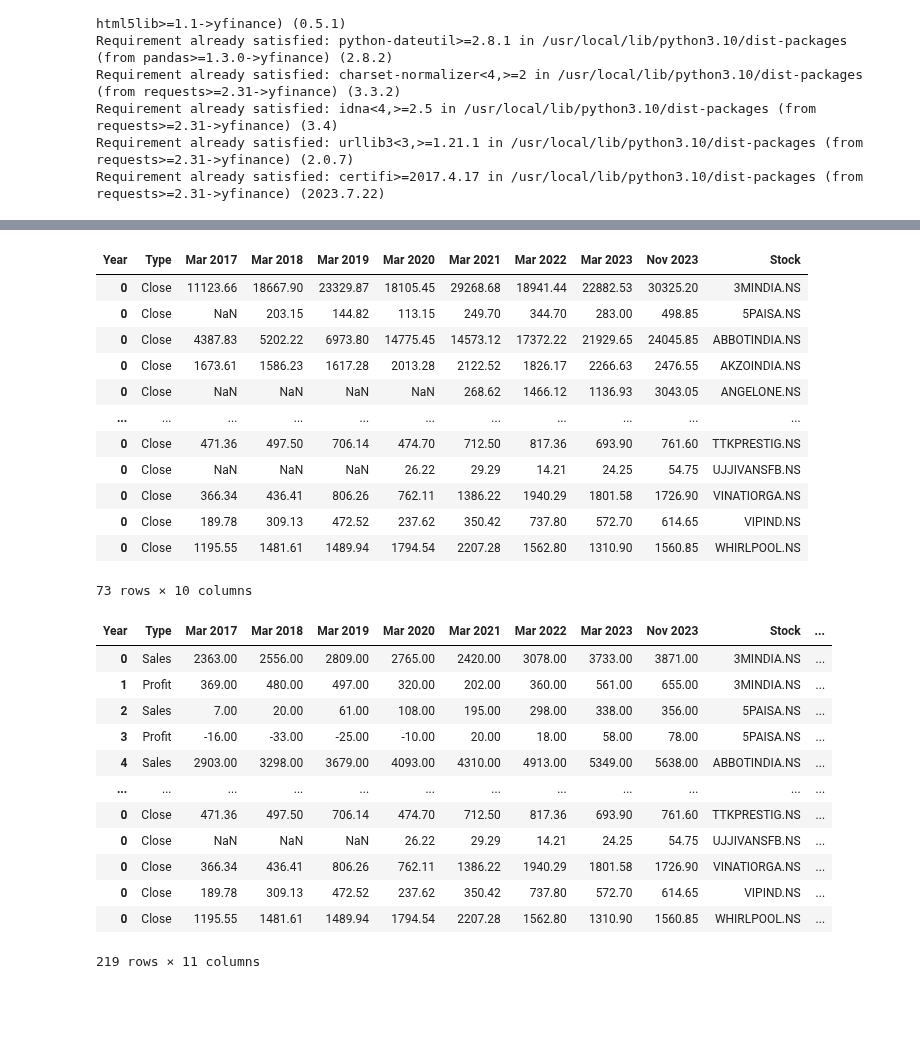
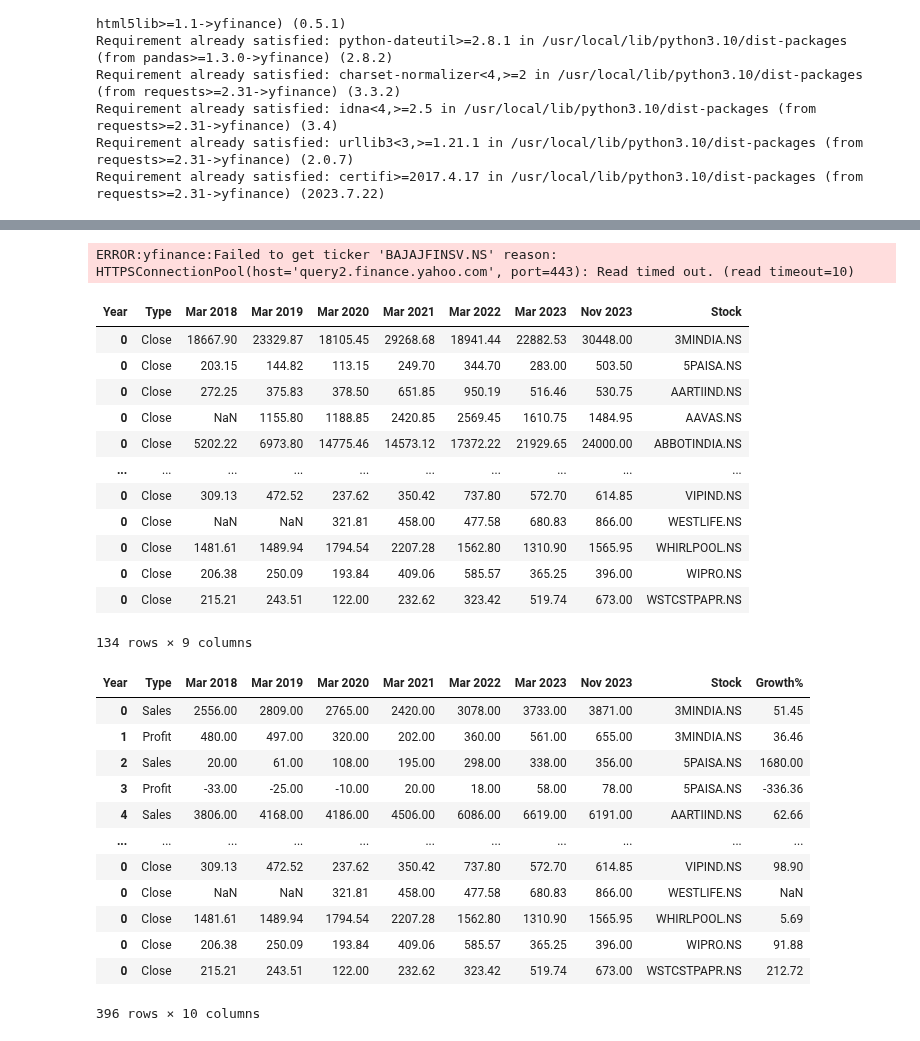
Before and after one commit to ankit-rathi/Quantvesting_v1, a Jupyter notebook: myProspects_Valuation_Gap_Analysis.ipynb, the cells around one changed output, grey strips where cells are left out. Saved outputs shown, nothing was run; the diff lists cells and outputs as text; code cells hidden in the pictures; blank space fills up the shorter version.

```diff
--- a/myProspects_Valuation_Gap_Analysis.ipynb
+++ b/myProspects_Valuation_Gap_Analysis.ipynb
@@ -40,11 +40,11 @@ path_mypf = 'https://raw.githubusercontent.com/ankit-rathi/Data-Science-with-Pyt
 mypf = pd.read_csv(path_mypf + 'myProspectsScrips.csv')
 
 #mypf = mypf[(mypf['Criteria'] == 'V40') | (mypf['Criteria'] == 'V40N')]
-mypf = mypf[mypf['Criteria'].isin(['V40','V40N'])]
+mypf = mypf[mypf['Criteria'].isin(['V40','V40N','VR','AR', 'V200'])]
 
 stock_n100 = mypf['Symbol'].unique()
 
-exclude = ['ACC','AMBUJACEM','CADILAHC','PGHH','SIEMENS', 'GILLETTE', 'NESTLEIND', 'SANOFI']
+exclude = ['ACC','AMBUJACEM','CADILAHC','PGHH','SIEMENS', 'GILLETTE', 'NESTLEIND', 'SANOFI', 'AMARAJABAT', 'SCHAEFFLER ']
 
 stock_n100 = mypf[~mypf['Symbol'].isin(exclude) ]['Symbol']
 
@@ -65,12 +65,12 @@ df_latest_analysis = pd.DataFrame()
 for stock_name in stock_ids:
 
 
-    print(stock_name)
+    #print(stock_name)
 
     link_blueprint = "https://www.screener.in/company/"
 
     stock_list = ['3MINDIA', 'AUBANK', 'COLPAL', 'GLAND', 'LUXIND', 'WHIRLPOOL' , 'IEX', 'ROSSARI', 'VALIANTORG', 'VINATIORGA', 'TATAELXSI',
-                  'AMARAJABAT', 'EQUITAS']
+                  'AMARAJABAT', 'EQUITAS', 'AAVAS', 'CAMS', 'DREAMFOLKS', 'LICI']
 
     if stock_name in stock_list:
         actual_link = link_blueprint + stock_name.upper()
@@ -110,9 +110,9 @@ for stock_name in stock_ids:
 
         df_yoy = pd.DataFrame()
         #print(test_list)
-        s = test_list.index(end_year) +1 - test_list.index('Mar 2017')
+        s = test_list.index(end_year) +1 - test_list.index('Mar 2018')
 
-        df_yoy['Year'] = test_list[test_list.index('Mar 2017'):test_list.index(end_year)+1]
+        df_yoy['Year'] = test_list[test_list.index('Mar 2018'):test_list.index(end_year)+1]
         df_yoy['Sales'] = test_list[test_list.index('Expenses\xa0+')-s:test_list.index('Expenses\xa0+')]
         df_yoy['Profit'] = test_list[test_list.index('Tax %')-s:test_list.index('Tax %')]
 
@@ -126,6 +126,6 @@ df_latest_analysis.index.names = ['Type']
 df_latest_analysis.reset_index(inplace=True)
 df_latest_analysis.rename(columns={'TTM': 'Nov 2023'}, inplace=True)
 #df_latest_analysis.drop('TTM', axis=1, inplace=True)
-cols = [ 'Mar 2017','Mar 2018', 'Mar 2019', 'Mar 2020', 'Mar 2021', 'Mar 2022', 'Mar 2023', 'Nov 2023']
+cols = [ 'Mar 2018', 'Mar 2019', 'Mar 2020', 'Mar 2021', 'Mar 2022', 'Mar 2023', 'Nov 2023']
 for col in cols:
     df_latest_analysis[col] = df_latest_analysis[col].str.replace(',', '').astype(float)
@@ -166,7 +148,7 @@ for stock_name in stock_ids:
   moving_avg = 'SMA'
 
   # import the closing price data of the stock for the aforementioned period of time in Pandas dataframe
-  stock_df = yfin.Ticker(stock_symbol).history(period='7y', interval='1mo')[map(str.title, ['open', 'close', 'low', 'high', 'volume'])]
+  stock_df = yfin.Ticker(stock_symbol).history(period='6y', interval='1mo')[map(str.title, ['open', 'close', 'low', 'high', 'volume'])]
   stock_df['200_SMA'] = round(stock_df['Close'].rolling(window = 200, min_periods = 1).mean(),0)
   stock_df['Dev%_200'] = round((stock_df['Close'] - stock_df['200_SMA'])*100/stock_df['200_SMA'],2)
   stock_df.dropna(axis = 0, inplace = True) # remove any null rows
@@ -189,38 +171,39 @@ for stock_name in stock_ids:
 
 stock_df_final
 # %% [output]
+ERROR:yfinance:Failed to get ticker 'BAJAJFINSV.NS' reason: HTTPSConnectionPool(host='query2.finance.yahoo.com', port=443): Read timed out. (read timeout=10)
-| Year | Type | Mar 2017 | Mar 2018 | Mar 2019 | Mar 2020 | Mar 2021 | Mar 2022 | Mar 2023 | Nov 2023 | Stock |
-| 0 | Close | 11123.66 | 18667.90 | 23329.87 | 18105.45 | 29268.68 | 18941.44 | 22882.53 | 30325.20 | 3MINDIA.NS |
-| 0 | Close | NaN | 203.15 | 144.82 | 113.15 | 249.70 | 344.70 | 283.00 | 498.85 | 5PAISA.NS |
-| 0 | Close | 4387.83 | 5202.22 | 6973.80 | 14775.45 | 14573.12 | 17372.22 | 21929.65 | 24045.85 | ABBOTINDIA.NS |
-| 0 | Close | 1673.61 | 1586.23 | 1617.28 | 2013.28 | 2122.52 | 1826.17 | 2266.63 | 2476.55 | AKZOINDIA.NS |
-| 0 | Close | NaN | NaN | NaN | NaN | 268.62 | 1466.12 | 1136.93 | 3043.05 | ANGELONE.NS |
-| ... | ... | ... | ... | ... | ... | ... | ... | ... | ... | ... |
-| 0 | Close | 471.36 | 497.50 | 706.14 | 474.70 | 712.50 | 817.36 | 693.90 | 761.60 | TTKPRESTIG.NS |
-| 0 | Close | NaN | NaN | NaN | 26.22 | 29.29 | 14.21 | 24.25 | 54.75 | UJJIVANSFB.NS |
-| 0 | Close | 366.34 | 436.41 | 806.26 | 762.11 | 1386.22 | 1940.29 | 1801.58 | 1726.90 | VINATIORGA.NS |
-| 0 | Close | 189.78 | 309.13 | 472.52 | 237.62 | 350.42 | 737.80 | 572.70 | 614.65 | VIPIND.NS |
-| 0 | Close | 1195.55 | 1481.61 | 1489.94 | 1794.54 | 2207.28 | 1562.80 | 1310.90 | 1560.85 | WHIRLPOOL.NS |
+| Year | Type | Mar 2018 | Mar 2019 | Mar 2020 | Mar 2021 | Mar 2022 | Mar 2023 | Nov 2023 | Stock |
+| 0 | Close | 18667.90 | 23329.87 | 18105.45 | 29268.68 | 18941.44 | 22882.53 | 30448.00 | 3MINDIA.NS |
+| 0 | Close | 203.15 | 144.82 | 113.15 | 249.70 | 344.70 | 283.00 | 503.50 | 5PAISA.NS |
+| 0 | Close | 272.25 | 375.83 | 378.50 | 651.85 | 950.19 | 516.46 | 530.75 | AARTIIND.NS |
+| 0 | Close | NaN | 1155.80 | 1188.85 | 2420.85 | 2569.45 | 1610.75 | 1484.95 | AAVAS.NS |
+| 0 | Close | 5202.22 | 6973.80 | 14775.46 | 14573.12 | 17372.22 | 21929.65 | 24000.00 | ABBOTINDIA.NS |
+| ... | ... | ... | ... | ... | ... | ... | ... | ... | ... |
+| 0 | Close | 309.13 | 472.52 | 237.62 | 350.42 | 737.80 | 572.70 | 614.85 | VIPIND.NS |
+| 0 | Close | NaN | NaN | 321.81 | 458.00 | 477.58 | 680.83 | 866.00 | WESTLIFE.NS |
+| 0 | Close | 1481.61 | 1489.94 | 1794.54 | 2207.28 | 1562.80 | 1310.90 | 1565.95 | WHIRLPOOL.NS |
+| 0 | Close | 206.38 | 250.09 | 193.84 | 409.06 | 585.57 | 365.25 | 396.00 | WIPRO.NS |
+| 0 | Close | 215.21 | 243.51 | 122.00 | 232.62 | 323.42 | 519.74 | 673.00 | WSTCSTPAPR.NS |
-73 rows × 10 columns
+134 rows × 9 columns
 # %%
 df_gap_analysis = df_latest_analysis.append(stock_df_final)
-df_gap_analysis['Growth%'] = (df_gap_analysis['Nov 2023'] - df_gap_analysis['Mar 2021'])*100/df_gap_analysis['Mar 2018']
+df_gap_analysis['Growth%'] = (df_gap_analysis['Nov 2023'] - df_gap_analysis['Mar 2018'])*100/df_gap_analysis['Mar 2018']
 df_gap_analysis['Growth%'] = round(df_gap_analysis['Growth%'],2)
 df_gap_analysis
 # %% [output]
-| Year | Type | Mar 2017 | Mar 2018 | Mar 2019 | Mar 2020 | Mar 2021 | Mar 2022 | Mar 2023 | Nov 2023 | Stock | ... |
-| 0 | Sales | 2363.00 | 2556.00 | 2809.00 | 2765.00 | 2420.00 | 3078.00 | 3733.00 | 3871.00 | 3MINDIA.NS | ... |
-| 1 | Profit | 369.00 | 480.00 | 497.00 | 320.00 | 202.00 | 360.00 | 561.00 | 655.00 | 3MINDIA.NS | ... |
-| 2 | Sales | 7.00 | 20.00 | 61.00 | 108.00 | 195.00 | 298.00 | 338.00 | 356.00 | 5PAISA.NS | ... |
-| 3 | Profit | -16.00 | -33.00 | -25.00 | -10.00 | 20.00 | 18.00 | 58.00 | 78.00 | 5PAISA.NS | ... |
-| 4 | Sales | 2903.00 | 3298.00 | 3679.00 | 4093.00 | 4310.00 | 4913.00 | 5349.00 | 5638.00 | ABBOTINDIA.NS | ... |
-| ... | ... | ... | ... | ... | ... | ... | ... | ... | ... | ... | ... |
-| 0 | Close | 471.36 | 497.50 | 706.14 | 474.70 | 712.50 | 817.36 | 693.90 | 761.60 | TTKPRESTIG.NS | ... |
-| 0 | Close | NaN | NaN | NaN | 26.22 | 29.29 | 14.21 | 24.25 | 54.75 | UJJIVANSFB.NS | ... |
-| 0 | Close | 366.34 | 436.41 | 806.26 | 762.11 | 1386.22 | 1940.29 | 1801.58 | 1726.90 | VINATIORGA.NS | ... |
-| 0 | Close | 189.78 | 309.13 | 472.52 | 237.62 | 350.42 | 737.80 | 572.70 | 614.65 | VIPIND.NS | ... |
-| 0 | Close | 1195.55 | 1481.61 | 1489.94 | 1794.54 | 2207.28 | 1562.80 | 1310.90 | 1560.85 | WHIRLPOOL.NS | ... |
+| Year | Type | Mar 2018 | Mar 2019 | Mar 2020 | Mar 2021 | Mar 2022 | Mar 2023 | Nov 2023 | Stock | Growth% |
+| 0 | Sales | 2556.00 | 2809.00 | 2765.00 | 2420.00 | 3078.00 | 3733.00 | 3871.00 | 3MINDIA.NS | 51.45 |
+| 1 | Profit | 480.00 | 497.00 | 320.00 | 202.00 | 360.00 | 561.00 | 655.00 | 3MINDIA.NS | 36.46 |
+| 2 | Sales | 20.00 | 61.00 | 108.00 | 195.00 | 298.00 | 338.00 | 356.00 | 5PAISA.NS | 1680.00 |
+| 3 | Profit | -33.00 | -25.00 | -10.00 | 20.00 | 18.00 | 58.00 | 78.00 | 5PAISA.NS | -336.36 |
+| 4 | Sales | 3806.00 | 4168.00 | 4186.00 | 4506.00 | 6086.00 | 6619.00 | 6191.00 | AARTIIND.NS | 62.66 |
+| ... | ... | ... | ... | ... | ... | ... | ... | ... | ... | ... |
+| 0 | Close | 309.13 | 472.52 | 237.62 | 350.42 | 737.80 | 572.70 | 614.85 | VIPIND.NS | 98.90 |
+| 0 | Close | NaN | NaN | 321.81 | 458.00 | 477.58 | 680.83 | 866.00 | WESTLIFE.NS | NaN |
+| 0 | Close | 1481.61 | 1489.94 | 1794.54 | 2207.28 | 1562.80 | 1310.90 | 1565.95 | WHIRLPOOL.NS | 5.69 |
+| 0 | Close | 206.38 | 250.09 | 193.84 | 409.06 | 585.57 | 365.25 | 396.00 | WIPRO.NS | 91.88 |
+| 0 | Close | 215.21 | 243.51 | 122.00 | 232.62 | 323.42 | 519.74 | 673.00 | WSTCSTPAPR.NS | 212.72 |
-219 rows × 11 columns
+396 rows × 10 columns
 # %%
 stock_df_gap = pd.DataFrame()
 
```
Also changed, not shown: parts of 5 cells of this notebook.
